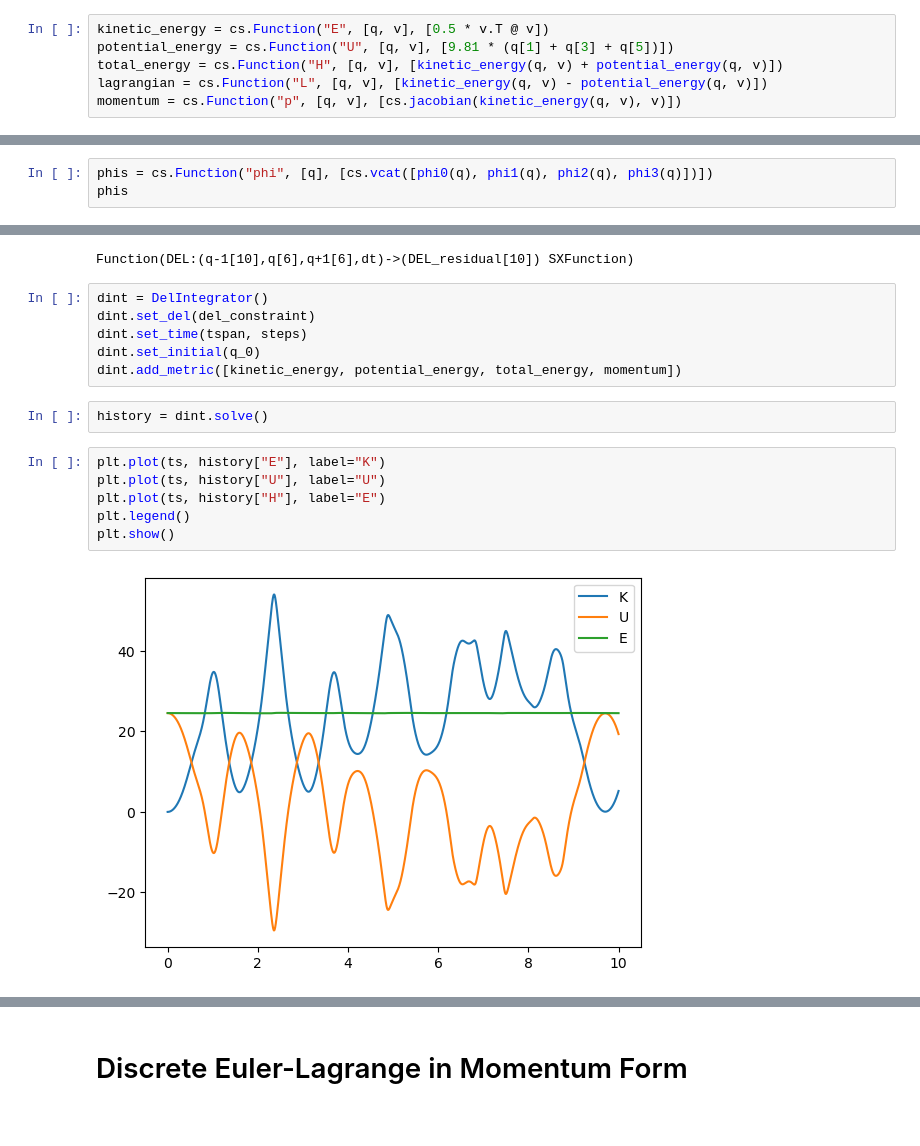
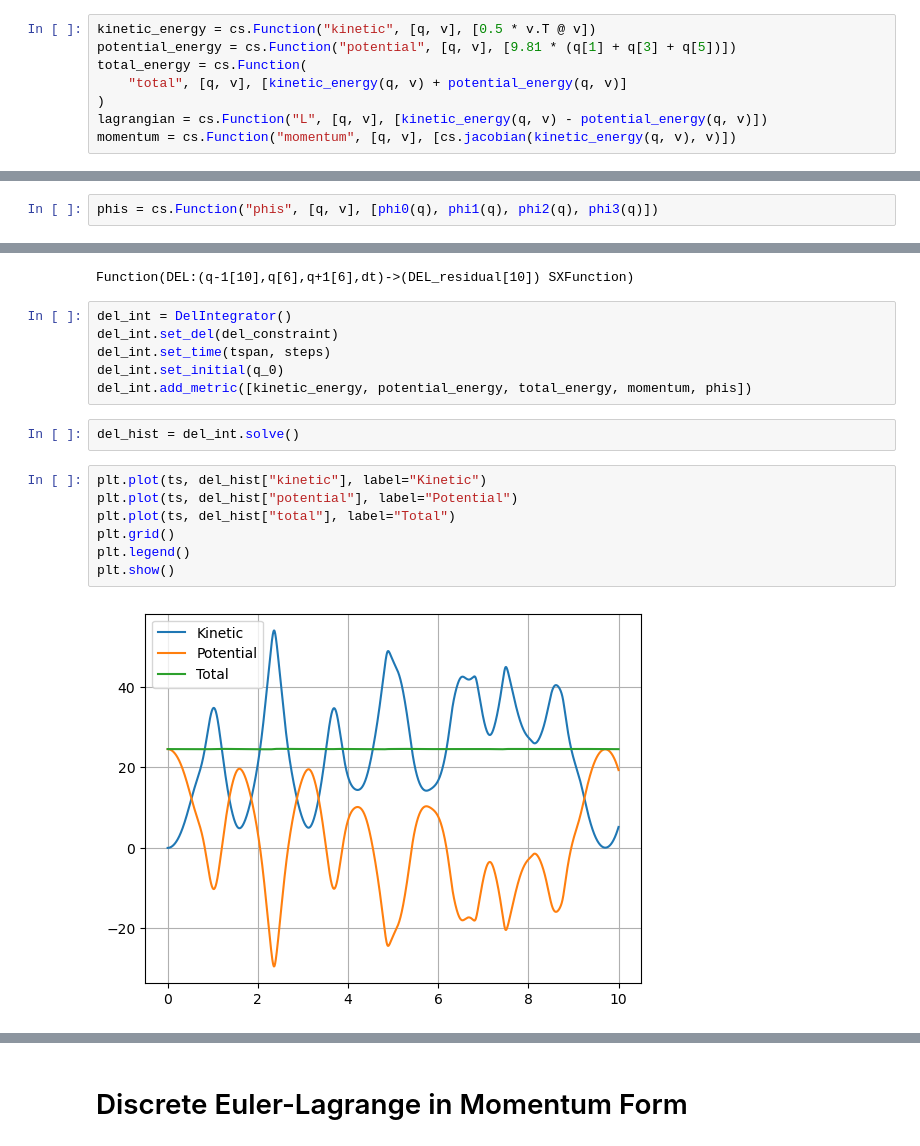
Before and after one commit to simeon-ned/varitop, a Jupyter notebook: examples/00_variational_integration.ipynb, the cells around one changed output, grey strips where cells are left out. Saved outputs shown, nothing was run; the diff lists cells and outputs as text.

```diff
--- a/examples/00_variational_integration.ipynb
+++ b/examples/00_variational_integration.ipynb
@@ -60,14 +62,15 @@ Here we are assuming all masses and lengths are equal to 1 for simplicity
 # %%
-kinetic_energy = cs.Function("E", [q, v], [0.5 * v.T @ v])
-potential_energy = cs.Function("U", [q, v], [9.81 * (q[1] + q[3] + q[5])])
-total_energy = cs.Function("H", [q, v], [kinetic_energy(q, v) + potential_energy(q, v)])
+kinetic_energy = cs.Function("kinetic", [q, v], [0.5 * v.T @ v])
+potential_energy = cs.Function("potential", [q, v], [9.81 * (q[1] + q[3] + q[5])])
+total_energy = cs.Function(
+    "total", [q, v], [kinetic_energy(q, v) + potential_energy(q, v)]
+)
 lagrangian = cs.Function("L", [q, v], [kinetic_energy(q, v) - potential_energy(q, v)])
-momentum = cs.Function("p", [q, v], [cs.jacobian(kinetic_energy(q, v), v)])
+momentum = cs.Function("momentum", [q, v], [cs.jacobian(kinetic_energy(q, v), v)])
 # %%
 phi0 = cs.Function("phi0", [q], [q[0]])
 phi1 = cs.Function("phi1", [q], [q[1]])
 phi2 = cs.Function("phi2", [q], [(q[0] - q[2]) ** 2 + (q[1] - q[3]) ** 2 - 1])
 phi3 = cs.Function("phi3", [q], [(q[2] - q[4]) ** 2 + (q[3] - q[5]) ** 2 - 1])
 # %%
-phis = cs.Function("phi", [q], [cs.vcat([phi0(q), phi1(q), phi2(q), phi3(q)])])
-phis
+phis = cs.Function("phis", [q, v], [phi0(q), phi1(q), phi2(q), phi3(q)])
@@ -86,18 +89,19 @@ del_constraint
 # %% [output]
 Function(DEL:(q-1[10],q[6],q+1[6],dt)->(DEL_residual[10]) SXFunction)
 # %%
-dint = DelIntegrator()
-dint.set_del(del_constraint)
-dint.set_time(tspan, steps)
-dint.set_initial(q_0)
-dint.add_metric([kinetic_energy, potential_energy, total_energy, momentum])
+del_int = DelIntegrator()
+del_int.set_del(del_constraint)
+del_int.set_time(tspan, steps)
+del_int.set_initial(q_0)
+del_int.add_metric([kinetic_energy, potential_energy, total_energy, momentum, phis])
-# %%
-history = dint.solve()
+# %%
+del_hist = del_int.solve()
 # %%
-plt.plot(ts, history["E"], label="K")
-plt.plot(ts, history["U"], label="U")
-plt.plot(ts, history["H"], label="E")
+plt.plot(ts, del_hist["kinetic"], label="Kinetic")
+plt.plot(ts, del_hist["potential"], label="Potential")
+plt.plot(ts, del_hist["total"], label="Total")
+plt.grid()
 plt.legend()
 plt.show()
 # %% [output]
-[figure, old version]
+[figure, new version]
```
Also changed, not shown: parts of 11 cells of this notebook.
